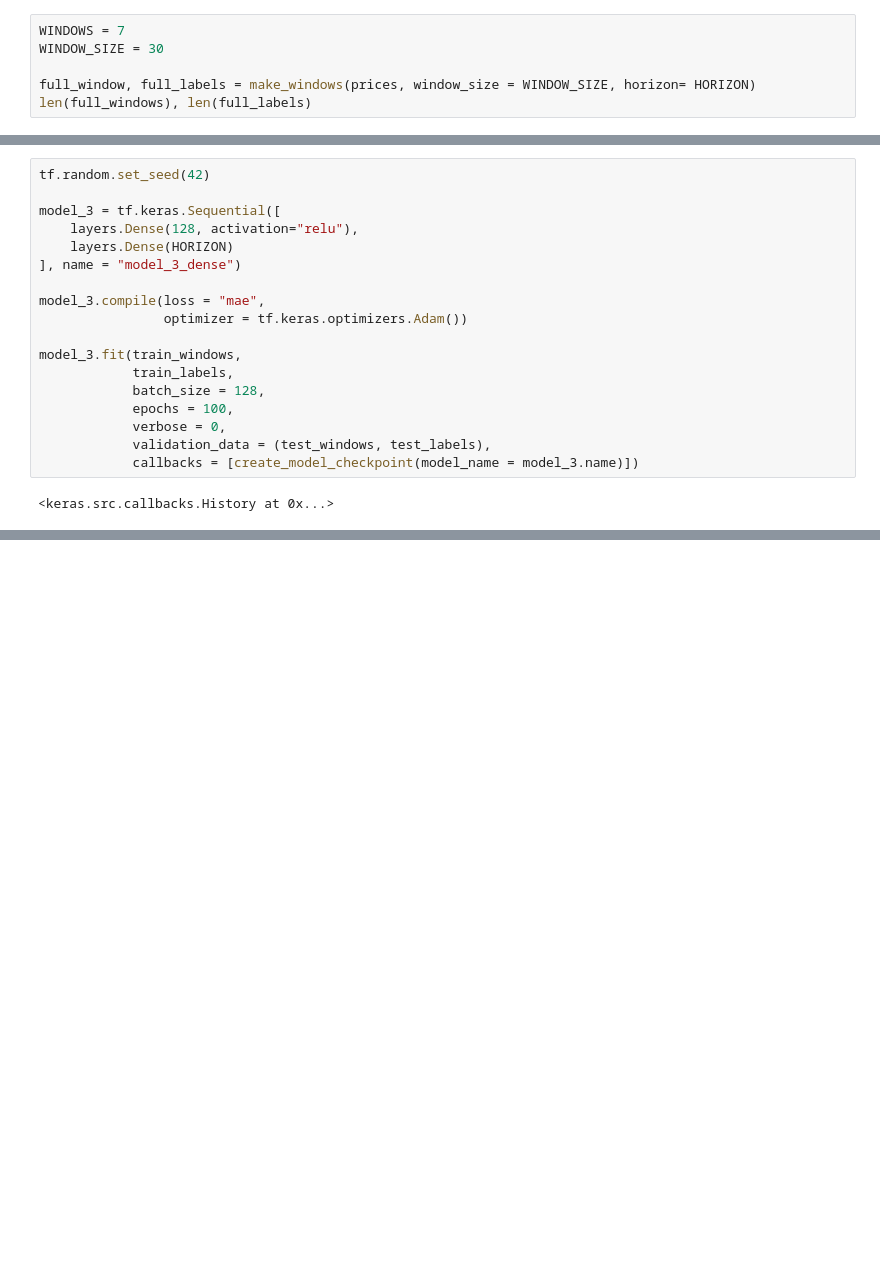
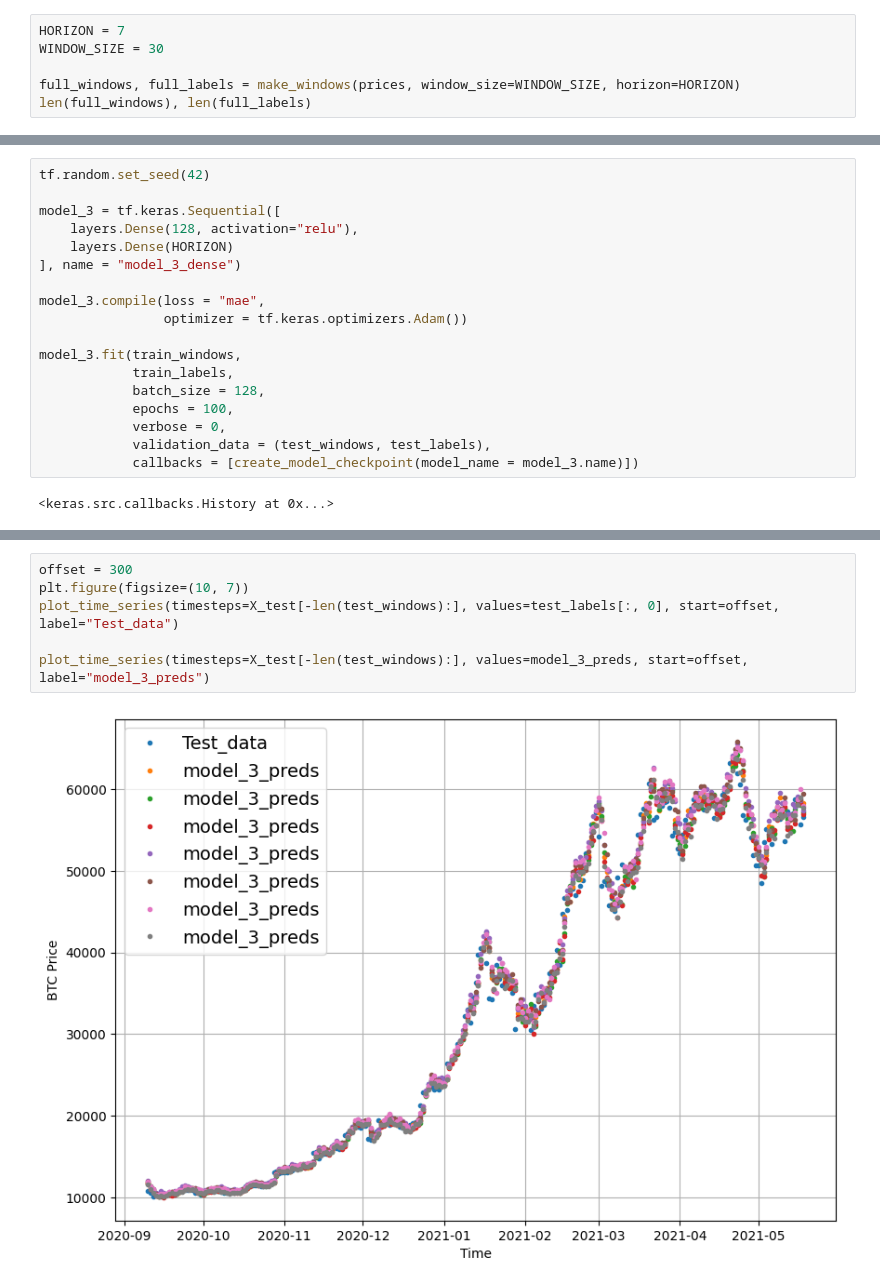
Before and after one commit to AyushSrivastava27/BitPredict, a Jupyter notebook: BitPredict.ipynb, the cells around one changed output, grey strips where cells are left out. Drawn from its saved outputs; the diff is of its cells as text; blank space fills up the shorter version.

```diff
--- a/BitPredict.ipynb
+++ b/BitPredict.ipynb
@@ -518,9 +518,9 @@ plot_time_series(timesteps=X_test[-len(test_windows):], values=model_2_preds, st
 # %% [markdown]
 ### Model 3: Dense (window = 30, horizon = 7)
 # %%
-WINDOWS = 7
+HORIZON = 7
 WINDOW_SIZE = 30
 
-full_window, full_labels = make_windows(prices, window_size = WINDOW_SIZE, horizon= HORIZON)
+full_windows, full_labels = make_windows(prices, window_size=WINDOW_SIZE, horizon=HORIZON)
 len(full_windows), len(full_labels)
 # %% [output]
@@ -580,0 +642,8 @@ model_3_results
+# %%
+offset = 300
+plt.figure(figsize=(10, 7))
+plot_time_series(timesteps=X_test[-len(test_windows):], values=test_labels[:, 0], start=offset, label="Test_data")
+
+plot_time_series(timesteps=X_test[-len(test_windows):], values=model_3_preds, start=offset, label="model_3_preds")
+# %% [output]
+[figure, added]
```
Also changed, not shown: parts of 29 cells of this notebook.
